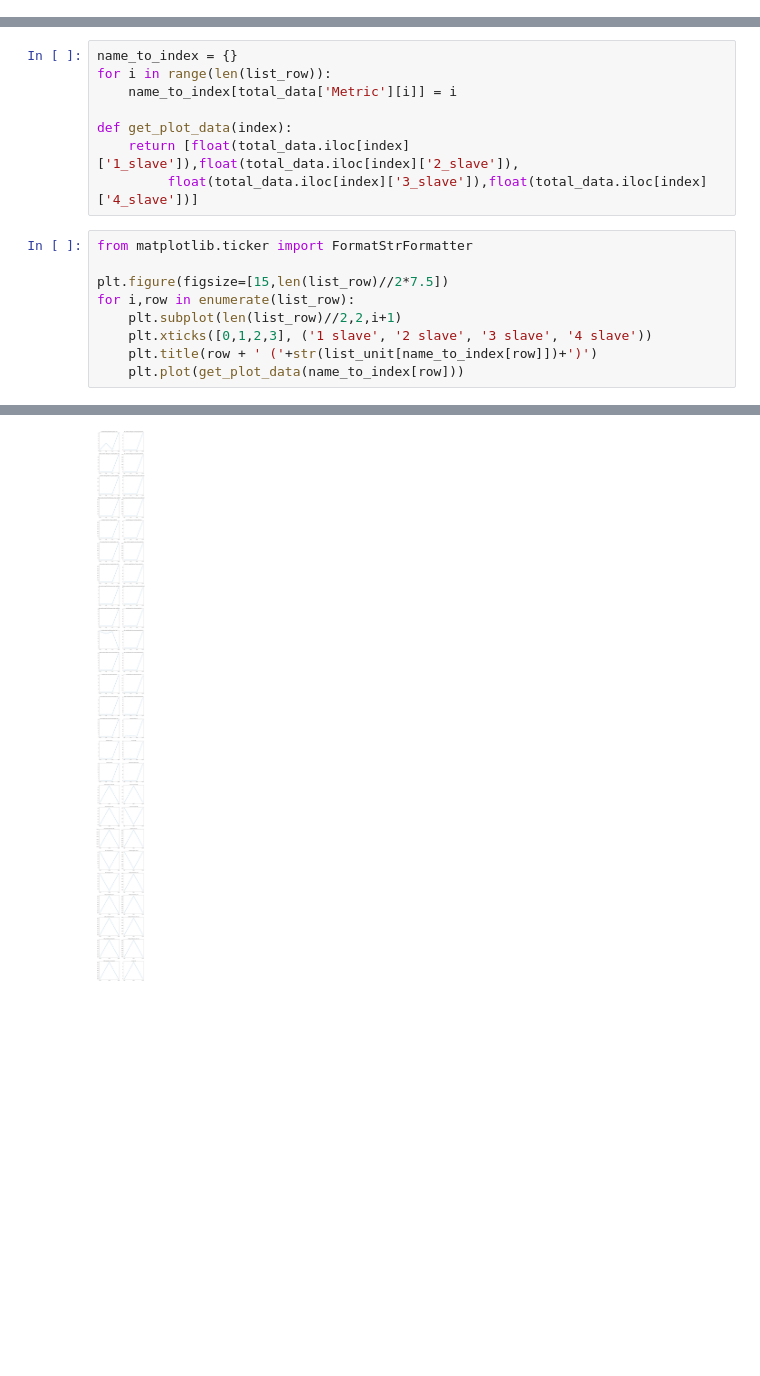
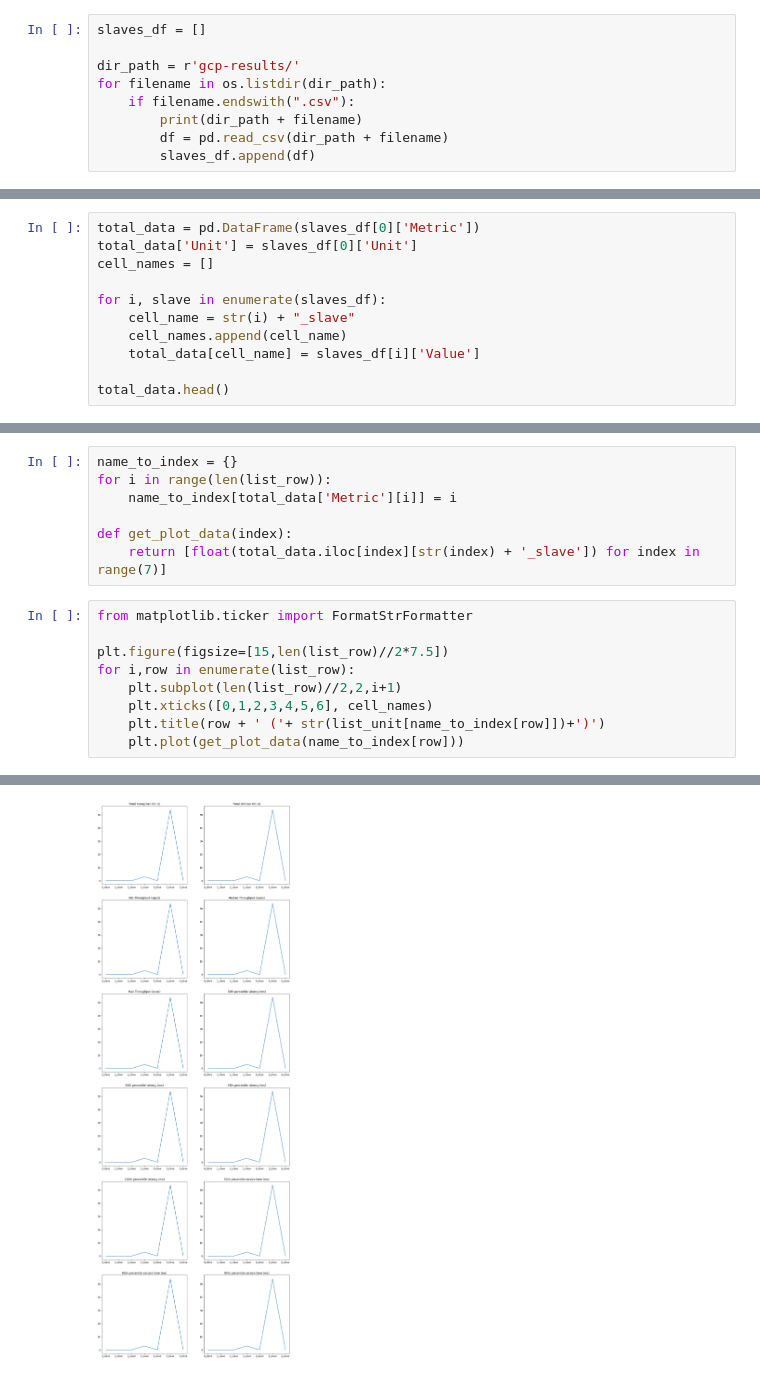
Before and after one commit to vavalm/elasticsearch-docker-cluster, a Jupyter notebook: rally/benchmarks/results/display_result.ipynb, the cells around one changed output, grey strips where cells are left out. Drawn from its saved outputs; the diff is of its cells as text; blank space fills up the shorter version.

Commit message:
display_result.ipynb updated for 7 slaves

```diff
--- a/rally/benchmarks/results/display_result.ipynb
+++ b/rally/benchmarks/results/display_result.ipynb
@@ -24,0 +6,9 @@ total_data.head()
+# %%
+slaves_df = []
+
+dir_path = r'gcp-results/'
+for filename in os.listdir(dir_path):
+    if filename.endswith(".csv"):
+        print(dir_path + filename)
+        df = pd.read_csv(dir_path + filename)
+        slaves_df.append(df)
@@ -24,0 +24,11 @@ total_data.head()
+# %%
+total_data = pd.DataFrame(slaves_df[0]['Metric'])
+total_data['Unit'] = slaves_df[0]['Unit']
+cell_names = []
+
+for i, slave in enumerate(slaves_df):
+    cell_name = str(i) + "_slave"
+    cell_names.append(cell_name)
+    total_data[cell_name] = slaves_df[i]['Value']
+
+total_data.head()
@@ -51,15 +64,14 @@ for i in range(len(list_row)):
     name_to_index[total_data['Metric'][i]] = i
 
 def get_plot_data(index):
-    return [float(total_data.iloc[index]['1_slave']),float(total_data.iloc[index]['2_slave']),
-         float(total_data.iloc[index]['3_slave']),float(total_data.iloc[index]['4_slave'])]
+    return [float(total_data.iloc[index][str(index) + '_slave']) for index in range(7)]
 # %%
 from matplotlib.ticker import FormatStrFormatter
 
 plt.figure(figsize=[15,len(list_row)//2*7.5])
 for i,row in enumerate(list_row):
     plt.subplot(len(list_row)//2,2,i+1)
-    plt.xticks([0,1,2,3], ('1 slave', '2 slave', '3 slave', '4 slave'))
-    plt.title(row + ' ('+str(list_unit[name_to_index[row]])+')')
+    plt.xticks([0,1,2,3,4,5,6], cell_names)
+    plt.title(row + ' ('+ str(list_unit[name_to_index[row]])+')')
     plt.plot(get_plot_data(name_to_index[row]))
 # %% [output]
@@ -66 +92 @@ for i,row in enumerate(list_row):
-[figure, old version]
+[figure, new version]
```
Also changed, not shown: parts of 7 cells of this notebook.
